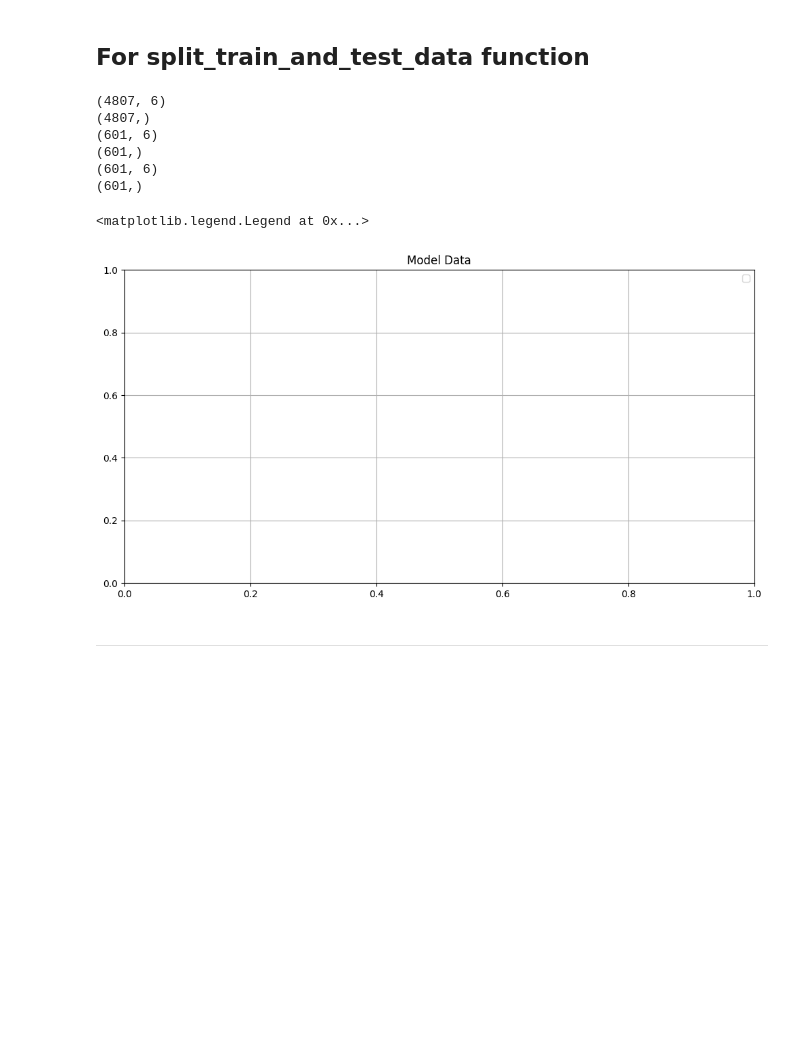
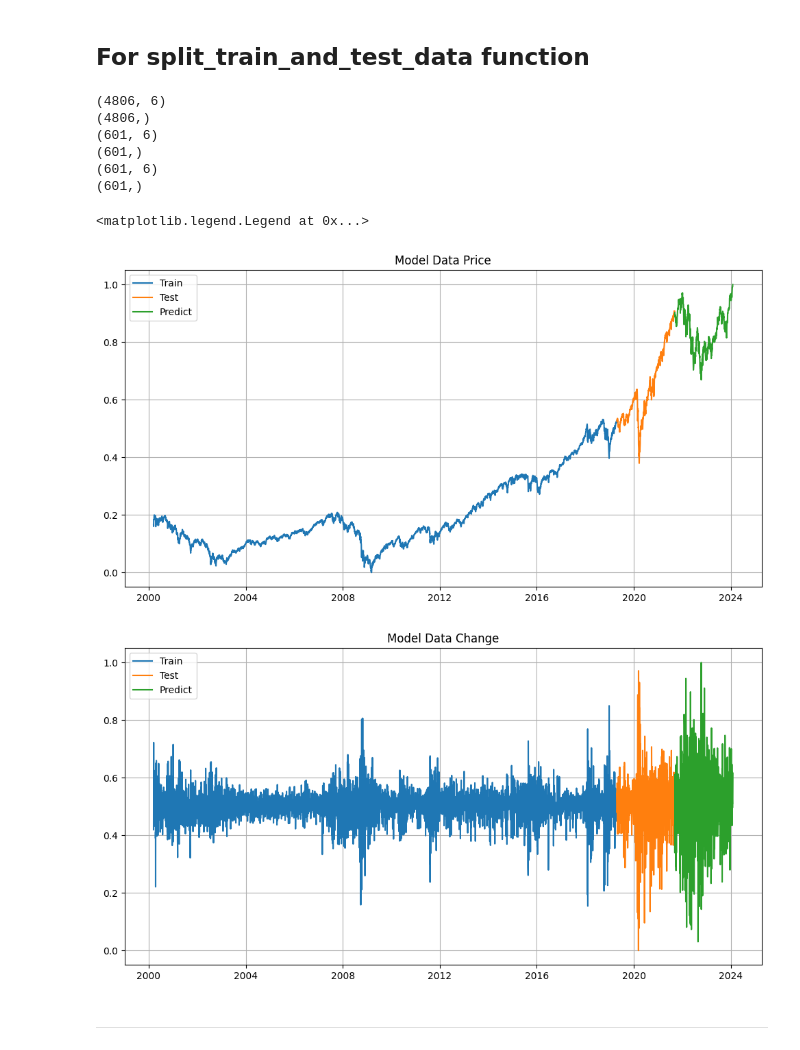
Before and after one commit to BoykoPetevBoev/Stock-Market-Prediction, a Jupyter notebook: src/models/cnn_v2/cnn_normalize.ipynb, the cells around one changed output. Saved outputs shown, nothing was run; the diff lists cells and outputs as text; code cells hidden in the pictures; blank space fills up the shorter version.

```diff
--- a/src/models/cnn_v2/cnn_normalize.ipynb
+++ b/src/models/cnn_v2/cnn_normalize.ipynb
@@ -121,7 +127,7 @@ data
 # %% [markdown]
 ## For **normalize_data** function
 # %%
-data, target = normalize_data(data)
+data = normalize_data(data)
 
 
 # Show data
@@ -175,0 +158,13 @@ array([[0.16585934, 0.16056357, 0.41950307, 0.41443435, 0.68446702,
+# %%
+indicators, indicators_dates, target, target_dates = prepare_sequences(data)
+
+# # Show data
+print(indicators.shape)
+print(indicators_dates.shape)
+print(indicators[0])
+print(indicators_dates[0])
+
+print(target.shape)
+print(target_dates.shape)
+print(target[0])
+print(target_dates[0])
@@ -178,33 +182,40 @@ array([[0.16585934, 0.16056357, 0.41950307, 0.41443435, 0.68446702,
 # %% [markdown]
 ## For **split_train_and_test_data** function
 # %%
-train, test, predict = split_train_and_test_data(data, target)
+train, test, predict = split_train_and_test_data(indicators, target, indicators_dates, target_dates)
 
 
 # Show data:
 print(train["x"].shape)
 print(train["y"].shape)
 
 print(test["x"].shape)
 print(test["y"].shape)
 
 print(predict["x"].shape)
 print(predict["y"].shape)
 
-plt = config_chart('Model Data')
-# plt.plot(train['y'][:, 0])
-# plt.plot(test['y'][:, 0, 0])
-# plt.plot(predict['y'][:, 0, 0])
+plt = config_chart('Model Data Price')
+plt.plot(train['x_dates'], train['x'][:, 0])
+plt.plot(test['x_dates'], test['x'][:, 0])
+plt.plot(predict['x_dates'], predict['x'][:, 0])
 plt.legend(['Train', 'Test', 'Predict'])
+
+plt = config_chart('Model Data Change')
+plt.plot(train['x_dates'], train['x'][:, 2])
+plt.plot(test['x_dates'], test['x'][:, 2])
+plt.plot(predict['x_dates'], predict['x'][:, 2])
+plt.legend(['Train', 'Test', 'Predict'])
 # %% [output]
-(4807, 6)
-(4807,)
+(4806, 6)
+(4806,)
 (601, 6)
 (601,)
 (601, 6)
 (601,)
 <matplotlib.legend.Legend at 0x...>
-[figure, old version]
+[figure, new version]
+[figure, added]
 # %% [markdown]
 ---
 # %% [markdown]
```
Also changed, not shown: parts of 16 cells of this notebook, 3 other files.
